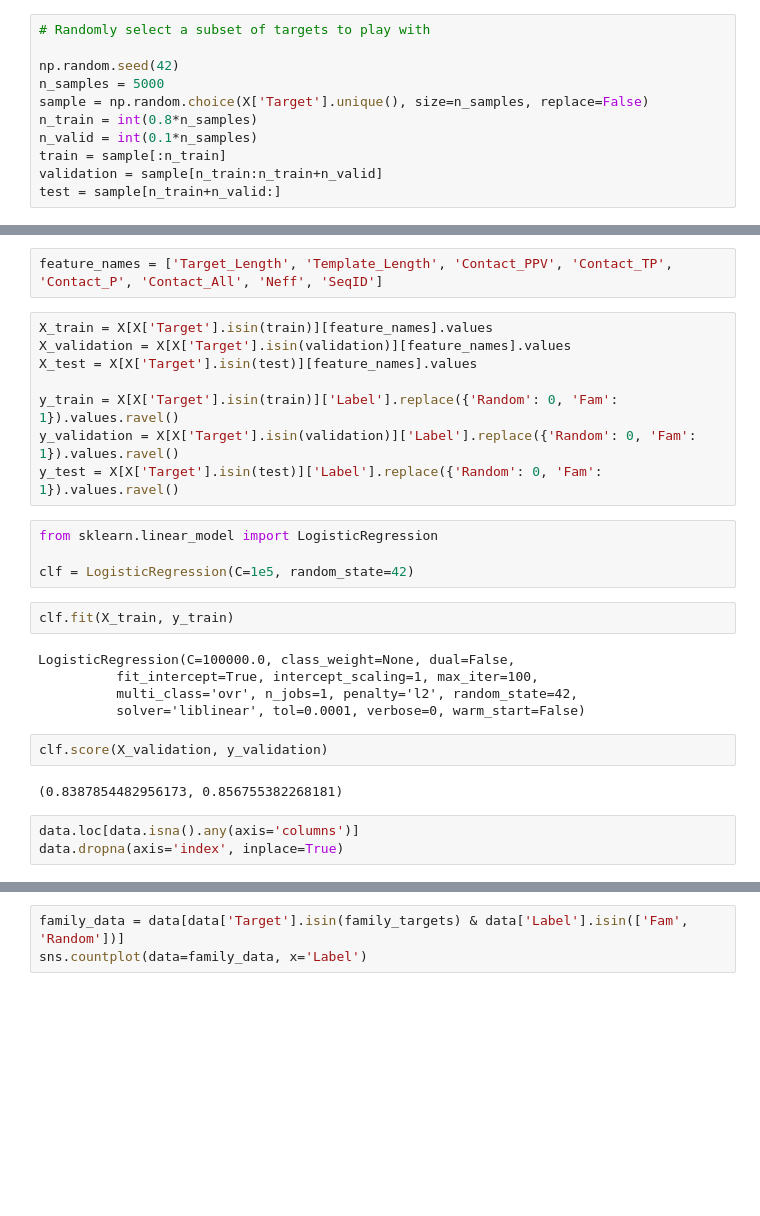
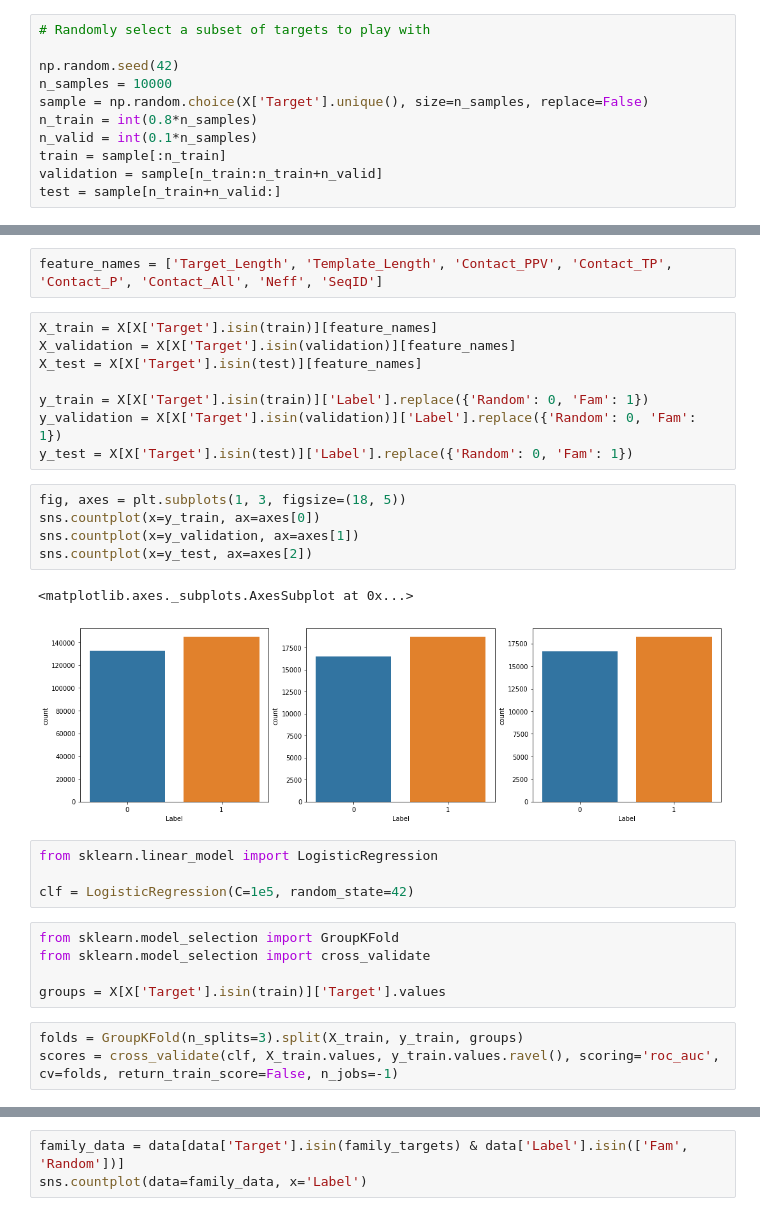
Before and after one commit to FBoyles/3dsig, a Jupyter notebook: notebooks/Sandbox.ipynb, the cells around one changed output, grey strips where cells are left out. Drawn from its saved outputs; the diff is of its cells as text; blank space fills up the shorter version.

```diff
--- a/notebooks/Sandbox.ipynb
+++ b/notebooks/Sandbox.ipynb
@@ -65,7 +70,7 @@ X = df[df['Label'].isin(['Fam', 'Random'])]
 # Randomly select a subset of targets to play with
 
 np.random.seed(42)
-n_samples = 5000
+n_samples = 10000
 sample = np.random.choice(X['Target'].unique(), size=n_samples, replace=False)
 n_train = int(0.8*n_samples)
 n_valid = int(0.1*n_samples)
@@ -84,28 +80,30 @@ X.head()
 # %%
 feature_names = ['Target_Length', 'Template_Length', 'Contact_PPV', 'Contact_TP', 'Contact_P', 'Contact_All', 'Neff', 'SeqID']
 # %%
-X_train = X[X['Target'].isin(train)][feature_names].values
-X_validation = X[X['Target'].isin(validation)][feature_names].values
-X_test = X[X['Target'].isin(test)][feature_names].values
+X_train = X[X['Target'].isin(train)][feature_names]
+X_validation = X[X['Target'].isin(validation)][feature_names]
+X_test = X[X['Target'].isin(test)][feature_names]
 
-y_train = X[X['Target'].isin(train)]['Label'].replace({'Random': 0, 'Fam': 1}).values.ravel()
-y_validation = X[X['Target'].isin(validation)]['Label'].replace({'Random': 0, 'Fam': 1}).values.ravel()
-y_test = X[X['Target'].isin(test)]['Label'].replace({'Random': 0, 'Fam': 1}).values.ravel()
+y_train = X[X['Target'].isin(train)]['Label'].replace({'Random': 0, 'Fam': 1})
+y_validation = X[X['Target'].isin(validation)]['Label'].replace({'Random': 0, 'Fam': 1})
+y_test = X[X['Target'].isin(test)]['Label'].replace({'Random': 0, 'Fam': 1})
+# %%
+fig, axes = plt.subplots(1, 3, figsize=(18, 5))
+sns.countplot(x=y_train, ax=axes[0])
+sns.countplot(x=y_validation, ax=axes[1])
+sns.countplot(x=y_test, ax=axes[2])
+# %% [output]
+<matplotlib.axes._subplots.AxesSubplot at 0x...>
+[figure, added]
 # %%
 from sklearn.linear_model import LogisticRegression
 
 clf = LogisticRegression(C=1e5, random_state=42)
-# %%
-clf.fit(X_train, y_train)
-# %% [output]
-LogisticRegression(C=100000.0, class_weight=None, dual=False,
-          fit_intercept=True, intercept_scaling=1, max_iter=100,
-          multi_class='ovr', n_jobs=1, penalty='l2', random_state=42,
-          solver='liblinear', tol=0.0001, verbose=0, warm_start=False)
-# %%
-clf.score(X_validation, y_validation)
-# %% [output]
-(0.8387854482956173, 0.856755382268181)
-# %%
-data.loc[data.isna().any(axis='columns')]
-data.dropna(axis='index', inplace=True)
+# %%
+from sklearn.model_selection import GroupKFold
+from sklearn.model_selection import cross_validate
+
+groups = X[X['Target'].isin(train)]['Target'].values
+# %%
+folds = GroupKFold(n_splits=3).split(X_train, y_train, groups)
+scores = cross_validate(clf, X_train.values, y_train.values.ravel(), scoring='roc_auc', cv=folds, return_train_score=False, n_jobs=-1)
```
Also changed, not shown: parts of 12 cells of this notebook.
